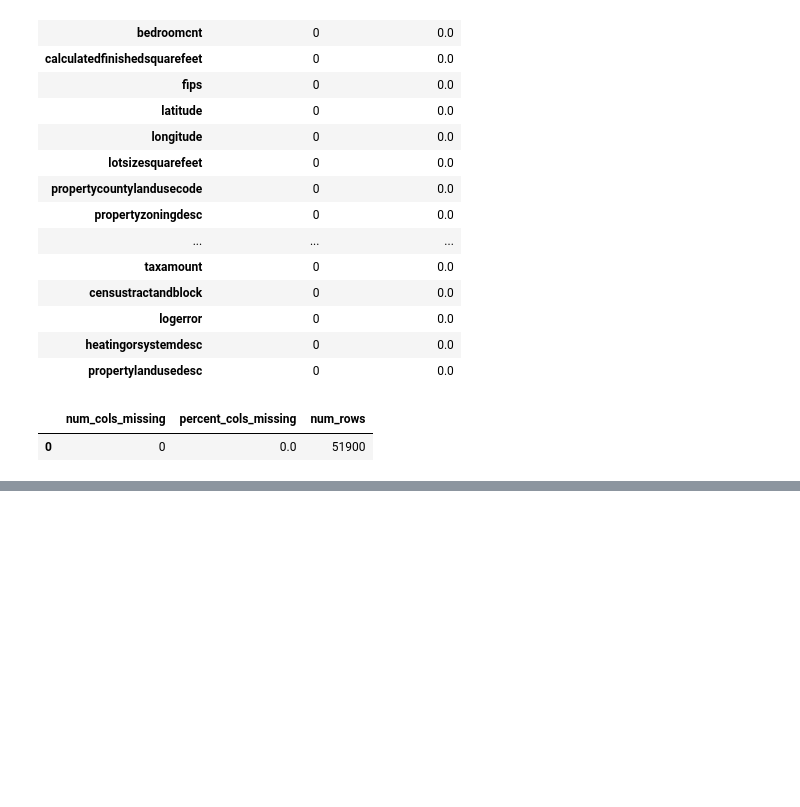
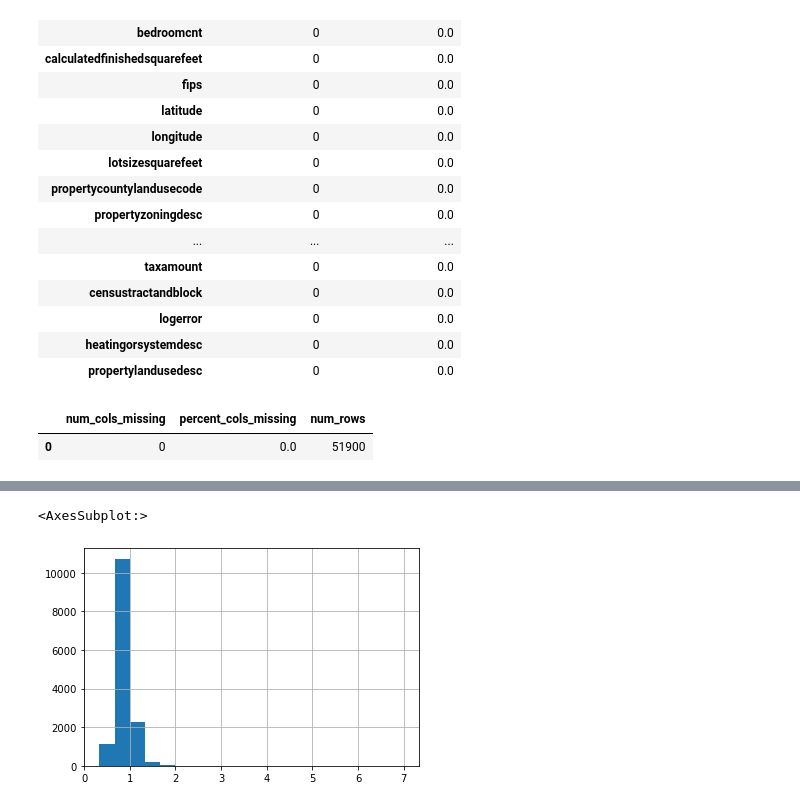
Before and after one commit to adam-talbot/clustering-exercises, a Jupyter notebook: wrangle_exercises_zillow.ipynb, the cells around one changed output, grey strips where cells are left out. Cells and saved outputs as stored; diff of their text form; code cells hidden in the pictures; blank space fills up the shorter version.

```diff
--- a/wrangle_exercises_zillow.ipynb
+++ b/wrangle_exercises_zillow.ipynb
@@ -637,0 +745,16 @@ df.shape
+# %%
+unit_type_dict = {
+    'bedroomcnt' : 'int',
+    'calculatedfinishedsquarefeet' : 'int',
+    'latitude' : 'int',
+    'longitude' : 'int',
+    'lotsizesquarefeet' : 'int',
+    'roomcnt' : 'int',
+    'unitcnt' : 'int',
+    'yearbuilt' : 'int',
+    'transactiondate' : 'datetime64'
+}
+# %%
+df = df.astype(unit_type_dict)
+# %%
+df.transactiondate = df.transactiondate.dt.date
@@ -669,0 +932,2 @@ df.shape
+# %%
+good_roomcnt_data = df[df.roomcnt != 0]
@@ -669,0 +954,5 @@ df.shape
+# %%
+((good_roomcnt_data.bathroomcnt + good_roomcnt_data.bedroomcnt) / good_roomcnt_data.roomcnt).hist(bins=20)
+# %% [output]
+<AxesSubplot:>
+[figure, added]
```
Also changed, not shown: parts of 38 cells of this notebook, 1 other file.
